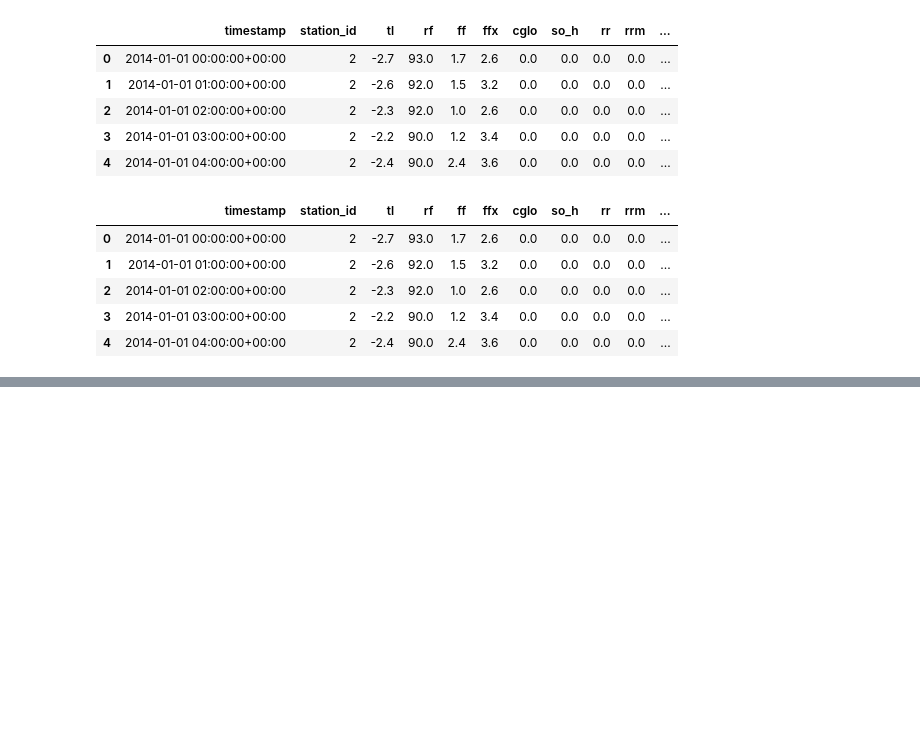
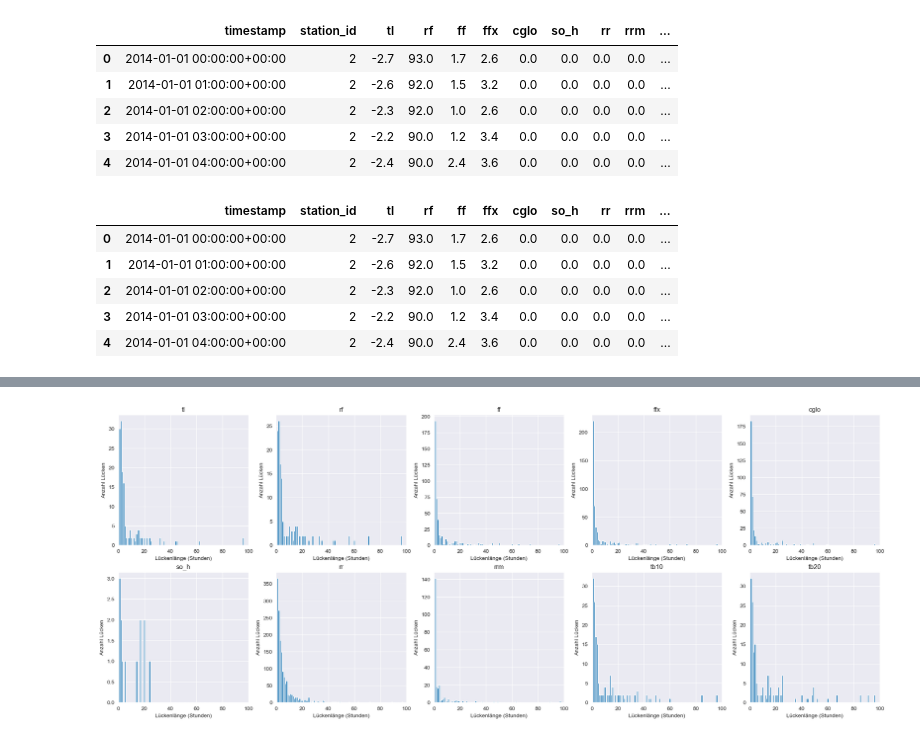
Before and after one commit to johannesgl4d0s/ersatzwerte_project, a Jupyter notebook: notebooks/03_03_weather_data_ecpolration.ipynb, the cells around one changed output, grey strips where cells are left out. Drawn from its saved outputs; the diff is of its cells as text; code cells hidden in the pictures; blank space fills up the shorter version.

```diff
--- a/notebooks/03_03_weather_data_ecpolration.ipynb
+++ b/notebooks/03_03_weather_data_ecpolration.ipynb
@@ -259,0 +350,39 @@ df.head()
+# %%
+parameters = ["tl", "rf", "ff", "ffx", "cglo", "so_h", "rr", "rrm", "tb10", "tb20"]
+
+# 3. Lückenlängen sammeln
+gap_lengths = {param: [] for param in parameters}
+
+for param in parameters:
+    # für jede Station separat betrachten, damit Lücken nicht über Stationswechsel gehen
+    for station_id, group in df.groupby("station_id"):
+        is_nan = group[param].isna().values
+        count = 0
+        for flag in is_nan:
+            if flag:
+                count += 1
+            elif count > 0:
+                gap_lengths[param].append(count)
+                count = 0
+        if count > 0:
+            gap_lengths[param].append(count)
+
+# 4. Histogramm plotten (2×5 Subplots)
+fig, axes = plt.subplots(2, 5, figsize=(20, 8), constrained_layout=True)
+
+for ax, param in zip(axes.flat, parameters):
+    data = gap_lengths[param]
+    if len(data) == 0:
+        ax.text(0.5, 0.5, "Keine Lücken", ha="center", va="center")
+    else:
+        max_len = max(data)
+        bins = np.arange(1, max_len + 2) - 0.5  # Bins für ganzzahlige Längen
+        ax.hist(data, bins=bins)
+    ax.set_title(param)
+    ax.set_xlabel("Lückenlänge (Stunden)")
+    ax.set_ylabel("Anzahl Lücken")
+    ax.set_xlim(0, min(max_len, 100))  # z.B. auf 100h zoomen
+
+plt.show()
+# %% [output]
+[figure, added]
```
Also changed, not shown: parts of 5 cells of this notebook, 1 other file.
